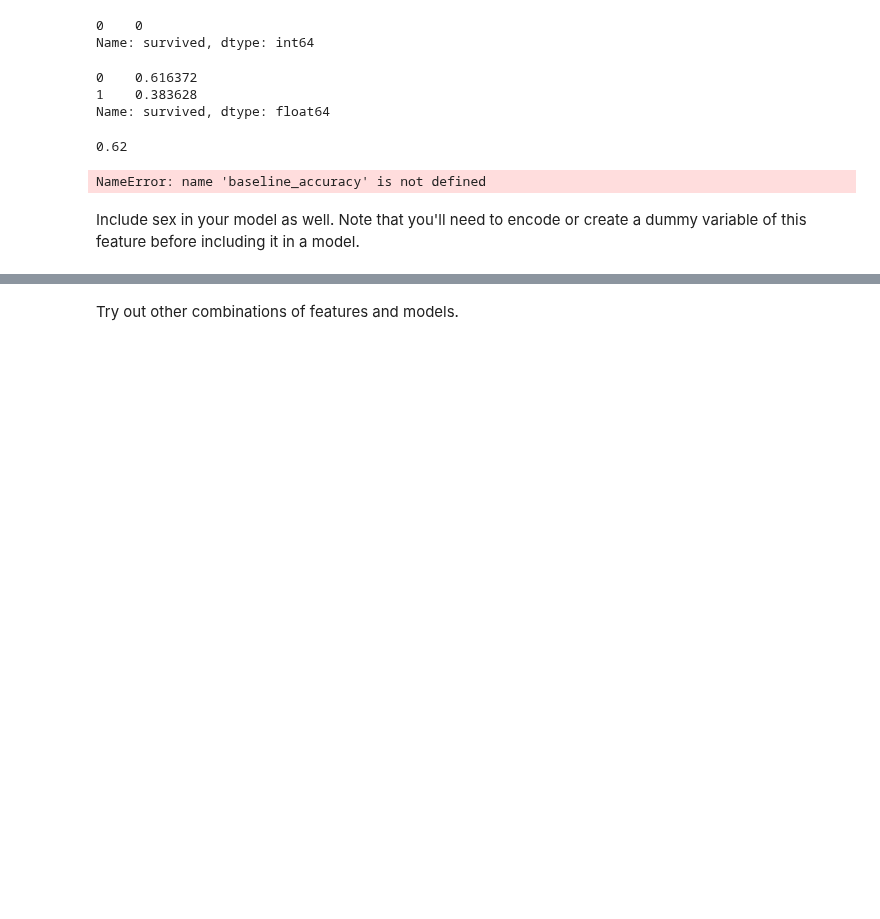
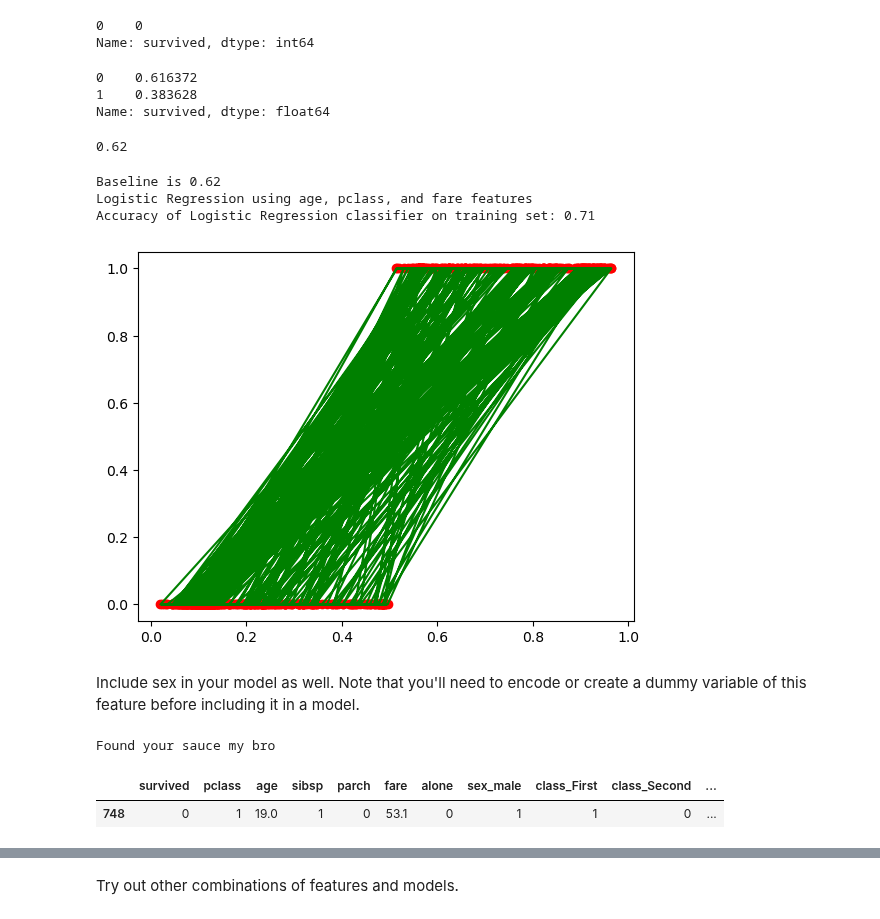
Before and after one commit to Marc-Aradillas/Classification_exercises.ipynb, a Jupyter notebook: logistic_regression.ipynb, the cells around one changed output, grey strips where cells are left out. Cells and saved outputs as stored; diff of their text form; code cells hidden in the pictures; blank space fills up the shorter version.

Commit message:
Modified logistic regression exer

```diff
--- a/logistic_regression.ipynb
+++ b/logistic_regression.ipynb
@@ -83,17 +87,40 @@ seed = 42
 
 logit = LogisticRegression(random_state=seed)
 
-features = ["age", "pclass", "fare"]
+logit.fit(X_train, y_train)
 
-logit.fit(X_train[features], y_train)
+y_pred = logit.predict(X_train)
+y_pred_proba = logit.predict_proba(X_train)
 
-y_pred = logit.predict(X_train[features])
 
-print("Baseline is", round(baseline_accuracy, 2))
+print("Baseline is", round(base_acc, 2))
 print("Logistic Regression using age, pclass, and fare features")
 print('Accuracy of Logistic Regression classifier on training set: {:.2f}'
-     .format(logit.score(X_train[features], y_train)))
+     .format(logit.score(X_train, y_train)))
 # %% [output]
-NameError: name 'baseline_accuracy' is not defined
+Baseline is 0.62
+Logistic Regression using age, pclass, and fare features
+Accuracy of Logistic Regression classifier on training set: 0.71
+# %%
+y_pred_proba = np.array([i[1] for i in y_pred_proba])
+# %%
+fig = plt.figure()
+ax = fig.add_subplot(1, 1, 1)
+
+# scatter plot where x is the probabilities and y is the class (0, 1)
+ax.scatter(y_pred_proba, y_pred, color='red')
+ax.plot(y_pred_proba, y_pred, color='green')
+plt.show()
+# %% [output]
+[figure, added]
 # %% [markdown]
 Include sex in your model as well. Note that you'll need to encode or create a dummy variable of this feature before including it in a model.
+# %%
+train, val, test = titanic_pipeline()
+# %% [output]
+Found your sauce my bro
+# %%
+train.head(1)
+# %% [output]
+|  | survived | pclass | age | sibsp | parch | fare | alone | sex_male | class_First | class_Second | ... |
+| 748 | 0 | 1 | 19.0 | 1 | 0 | 53.1 | 0 | 1 | 1 | 0 | ... |
```
Also changed, not shown: parts of 11 cells of this notebook.
